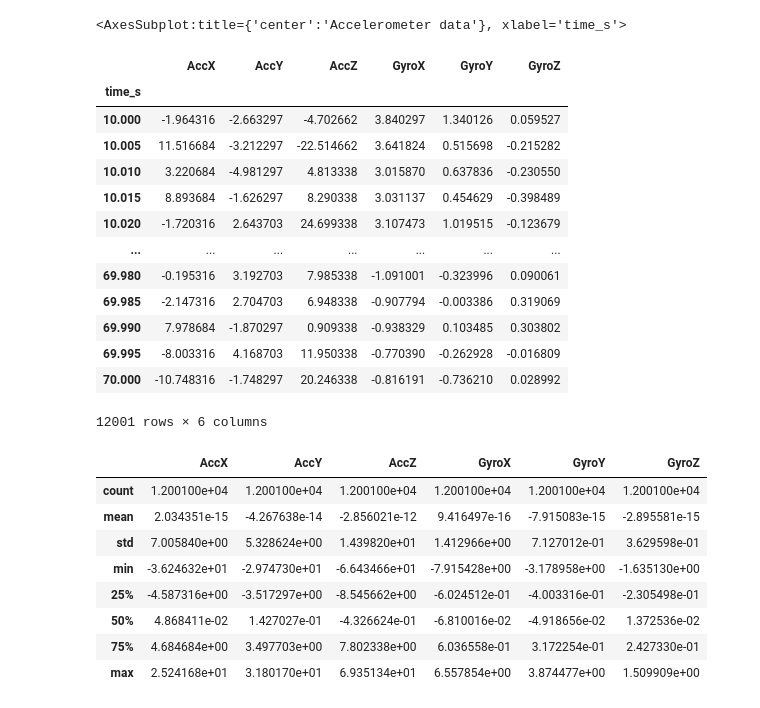
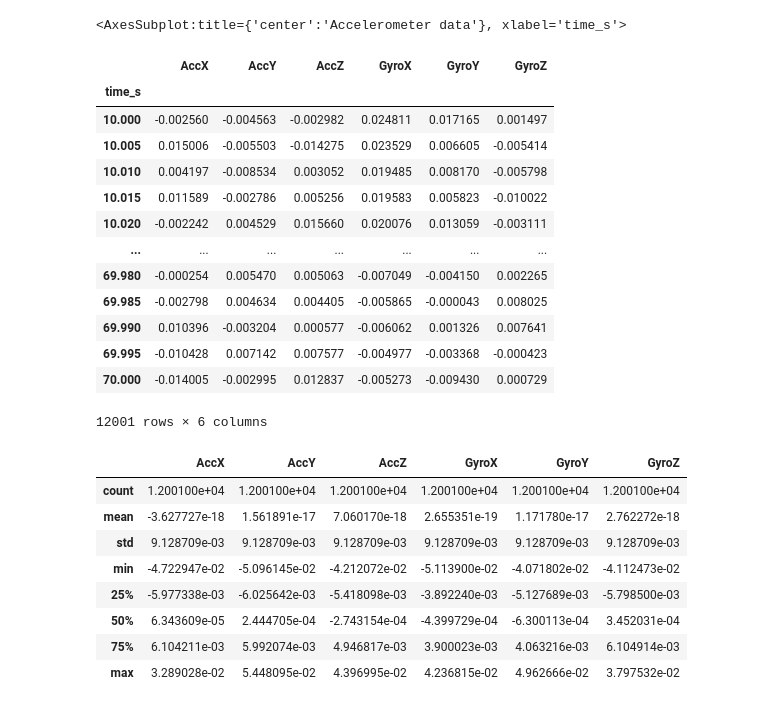
Before and after one commit to zanocrate/LCP_projects_Y4, a Jupyter notebook: Raffo_draft.ipynb, the cells around one changed output. Saved outputs shown, nothing was run; the diff lists cells and outputs as text; code cells hidden in the pictures.

```diff
--- a/Raffo_draft.ipynb
+++ b/Raffo_draft.ipynb
@@ -91,40 +92,40 @@ data.plot(y=['AccX','AccY','AccZ'],title= 'Accelerometer data')
 [interactive output not drawn]
 <AxesSubplot:title={'center':'Accelerometer data'}, xlabel='time_s'>
 # %%
-#set the offset to 0
-data['AccX']=data['AccX']-data['AccX'].mean()
-data['AccY']=data['AccY']-data['AccY'].mean()
-data['AccZ']=data['AccZ']-data['AccZ'].mean()
-data['GyroX']=data['GyroX']-data['GyroX'].mean()
-data['GyroY']=data['GyroY']-data['GyroY'].mean()
-data['GyroZ']=data['GyroZ']-data['GyroZ'].mean()
+#set the offset to 0 and normalize data in order to perform PCA
+data['AccX']=(data['AccX']-data['AccX'].mean())/la.norm(data['AccX'])
+data['AccY']=(data['AccY']-data['AccY'].mean())/la.norm(data['AccY'])
+data['AccZ']=(data['AccZ']-data['AccZ'].mean())/la.norm(data['AccZ'])
+data['GyroX']=(data['GyroX']-data['GyroX'].mean())/la.norm(data['GyroX'])
+data['GyroY']=(data['GyroY']-data['GyroY'].mean())/la.norm(data['GyroY'])
+data['GyroZ']=(data['GyroZ']-data['GyroZ'].mean())/la.norm(data['GyroZ'])
 
 data
 # %% [output]
 |  | AccX | AccY | AccZ | GyroX | GyroY | GyroZ |
 | time_s |  |  |  |  |  |  |
-| 10.000 | -1.964316 | -2.663297 | -4.702662 | 3.840297 | 1.340126 | 0.059527 |
-| 10.005 | 11.516684 | -3.212297 | -22.514662 | 3.641824 | 0.515698 | -0.215282 |
-| 10.010 | 3.220684 | -4.981297 | 4.813338 | 3.015870 | 0.637836 | -0.230550 |
-| 10.015 | 8.893684 | -1.626297 | 8.290338 | 3.031137 | 0.454629 | -0.398489 |
-| 10.020 | -1.720316 | 2.643703 | 24.699338 | 3.107473 | 1.019515 | -0.123679 |
+| 10.000 | -0.002560 | -0.004563 | -0.002982 | 0.024811 | 0.017165 | 0.001497 |
+| 10.005 | 0.015006 | -0.005503 | -0.014275 | 0.023529 | 0.006605 | -0.005414 |
+| 10.010 | 0.004197 | -0.008534 | 0.003052 | 0.019485 | 0.008170 | -0.005798 |
+| 10.015 | 0.011589 | -0.002786 | 0.005256 | 0.019583 | 0.005823 | -0.010022 |
+| 10.020 | -0.002242 | 0.004529 | 0.015660 | 0.020076 | 0.013059 | -0.003111 |
 | ... | ... | ... | ... | ... | ... | ... |
-| 69.980 | -0.195316 | 3.192703 | 7.985338 | -1.091001 | -0.323996 | 0.090061 |
-| 69.985 | -2.147316 | 2.704703 | 6.948338 | -0.907794 | -0.003386 | 0.319069 |
-| 69.990 | 7.978684 | -1.870297 | 0.909338 | -0.938329 | 0.103485 | 0.303802 |
-| 69.995 | -8.003316 | 4.168703 | 11.950338 | -0.770390 | -0.262928 | -0.016809 |
-| 70.000 | -10.748316 | -1.748297 | 20.246338 | -0.816191 | -0.736210 | 0.028992 |
+| 69.980 | -0.000254 | 0.005470 | 0.005063 | -0.007049 | -0.004150 | 0.002265 |
+| 69.985 | -0.002798 | 0.004634 | 0.004405 | -0.005865 | -0.000043 | 0.008025 |
+| 69.990 | 0.010396 | -0.003204 | 0.000577 | -0.006062 | 0.001326 | 0.007641 |
+| 69.995 | -0.010428 | 0.007142 | 0.007577 | -0.004977 | -0.003368 | -0.000423 |
+| 70.000 | -0.014005 | -0.002995 | 0.012837 | -0.005273 | -0.009430 | 0.000729 |
 12001 rows × 6 columns
 # %%
 data.describe()
 # %% [output]
 |  | AccX | AccY | AccZ | GyroX | GyroY | GyroZ |
 | count | 1.200100e+04 | 1.200100e+04 | 1.200100e+04 | 1.200100e+04 | 1.200100e+04 | 1.200100e+04 |
-| mean | 2.034351e-15 | -4.267638e-14 | -2.856021e-12 | 9.416497e-16 | -7.915083e-15 | -2.895581e-15 |
-| std | 7.005840e+00 | 5.328624e+00 | 1.439820e+01 | 1.412966e+00 | 7.127012e-01 | 3.629598e-01 |
-| min | -3.624632e+01 | -2.974730e+01 | -6.643466e+01 | -7.915428e+00 | -3.178958e+00 | -1.635130e+00 |
-| 25% | -4.587316e+00 | -3.517297e+00 | -8.545662e+00 | -6.024512e-01 | -4.003316e-01 | -2.305498e-01 |
-| 50% | 4.868411e-02 | 1.427027e-01 | -4.326624e-01 | -6.810016e-02 | -4.918656e-02 | 1.372536e-02 |
-| 75% | 4.684684e+00 | 3.497703e+00 | 7.802338e+00 | 6.036558e-01 | 3.172254e-01 | 2.427330e-01 |
-| max | 2.524168e+01 | 3.180170e+01 | 6.935134e+01 | 6.557854e+00 | 3.874477e+00 | 1.509909e+00 |
+| mean | -3.627727e-18 | 1.561891e-17 | 7.060170e-18 | 2.655351e-19 | 1.171780e-17 | 2.762272e-18 |
+| std | 9.128709e-03 | 9.128709e-03 | 9.128709e-03 | 9.128709e-03 | 9.128709e-03 | 9.128709e-03 |
+| min | -4.722947e-02 | -5.096145e-02 | -4.212072e-02 | -5.113900e-02 | -4.071802e-02 | -4.112473e-02 |
+| 25% | -5.977338e-03 | -6.025642e-03 | -5.418098e-03 | -3.892240e-03 | -5.127689e-03 | -5.798500e-03 |
+| 50% | 6.343609e-05 | 2.444705e-04 | -2.743154e-04 | -4.399729e-04 | -6.300113e-04 | 3.452031e-04 |
+| 75% | 6.104211e-03 | 5.992074e-03 | 4.946817e-03 | 3.900023e-03 | 4.063216e-03 | 6.104914e-03 |
+| max | 3.289028e-02 | 5.448095e-02 | 4.396995e-02 | 4.236815e-02 | 4.962666e-02 | 3.797532e-02 |
 # %%
```
Also changed, not shown: parts of 7 cells of this notebook.
